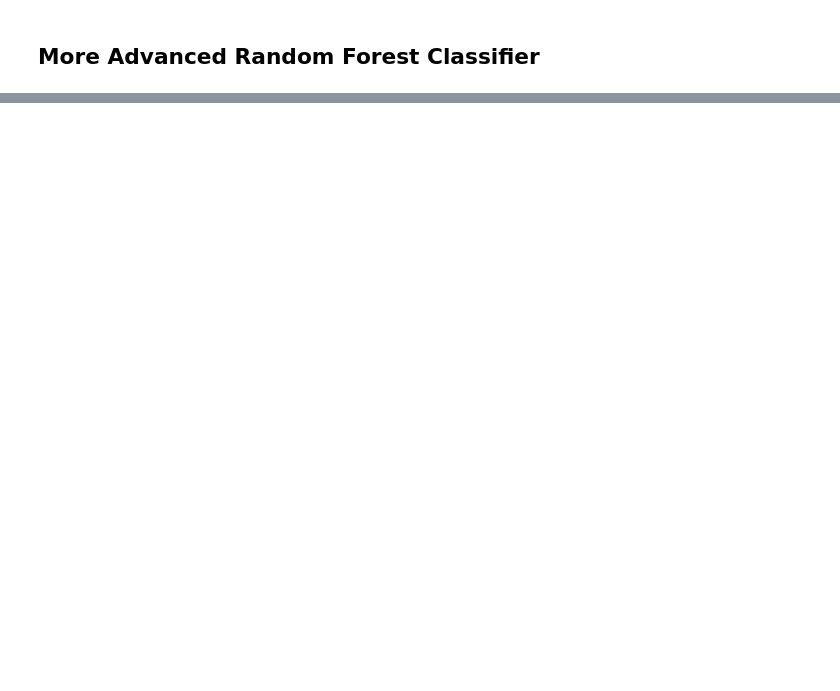
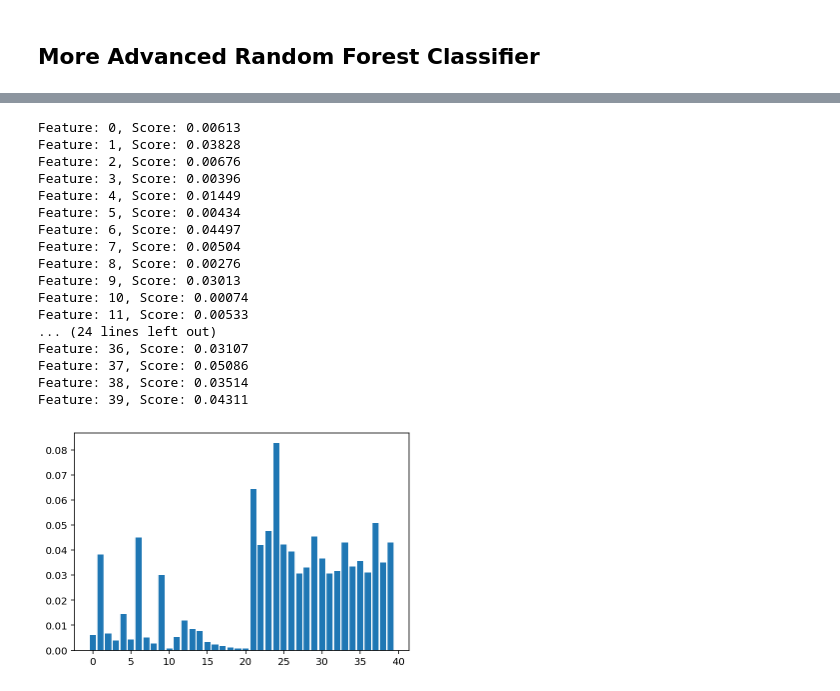
Before and after one commit to Marrrta/wildfires, a Jupyter notebook: KH Temp Fire Modeling Notebook.ipynb, the cells around one changed output, grey strips where cells are left out. Cells and saved outputs as stored; diff of their text form; code cells hidden in the pictures; blank space fills up the shorter version.

```diff
--- a/KH Temp Fire Modeling Notebook.ipynb
+++ b/KH Temp Fire Modeling Notebook.ipynb
@@ -146,8 +186,37 @@ bestF.best_params_
 # %%
 # Run the model with the best params from the grid search
 forestOpt = RandomForestClassifier(random_state = 11, max_depth = 15, n_estimators = 100, min_samples_split = 10, min_samples_leaf = 10, n_jobs=-1)
 modelOpt = forestOpt.fit(X_train, y_train)
 y_pred = modelOpt.predict(X_test)
+
+importance = modelOpt.feature_importances_
+
+# summarize feature importance
+for i,v in enumerate(importance):
+    print('Feature: %0d, Score: %.5f' % (i,v))
+
+# plot feature importance
+pyplot.bar([x for x in range(len(importance))], importance)
+pyplot.show()
+# %% [output]
+Feature: 0, Score: 0.00613
+Feature: 1, Score: 0.03828
+Feature: 2, Score: 0.00676
+Feature: 3, Score: 0.00396
+Feature: 4, Score: 0.01449
+Feature: 5, Score: 0.00434
+Feature: 6, Score: 0.04497
+Feature: 7, Score: 0.00504
+Feature: 8, Score: 0.00276
+Feature: 9, Score: 0.03013
+Feature: 10, Score: 0.00074
+Feature: 11, Score: 0.00533
+... (24 lines left out)
+Feature: 36, Score: 0.03107
+Feature: 37, Score: 0.05086
+Feature: 38, Score: 0.03514
+Feature: 39, Score: 0.04311
+[figure, added]
 # %%
 # List recall score
 recall_score(y_train, modelOpt.predict(X_train), average = 'weighted')
```
Also changed, not shown: parts of 14 cells of this notebook.
